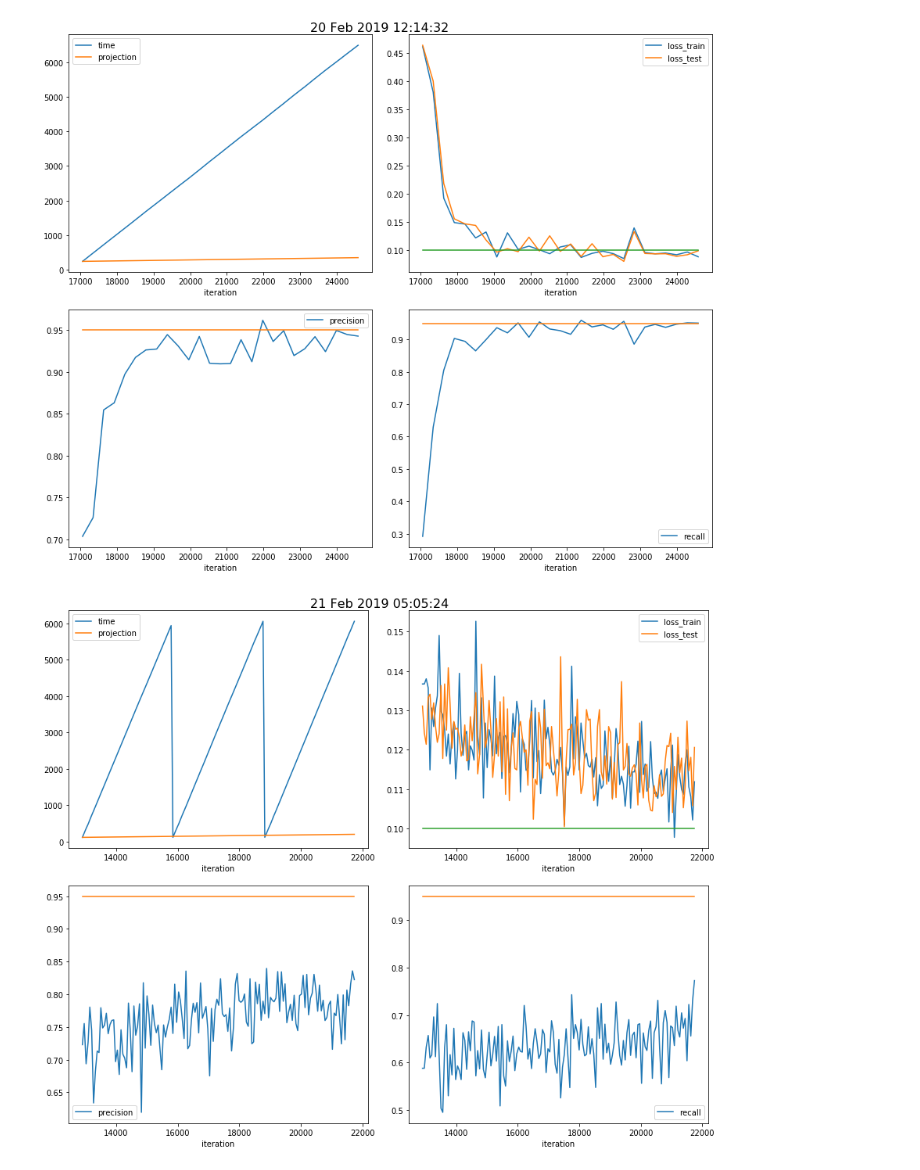
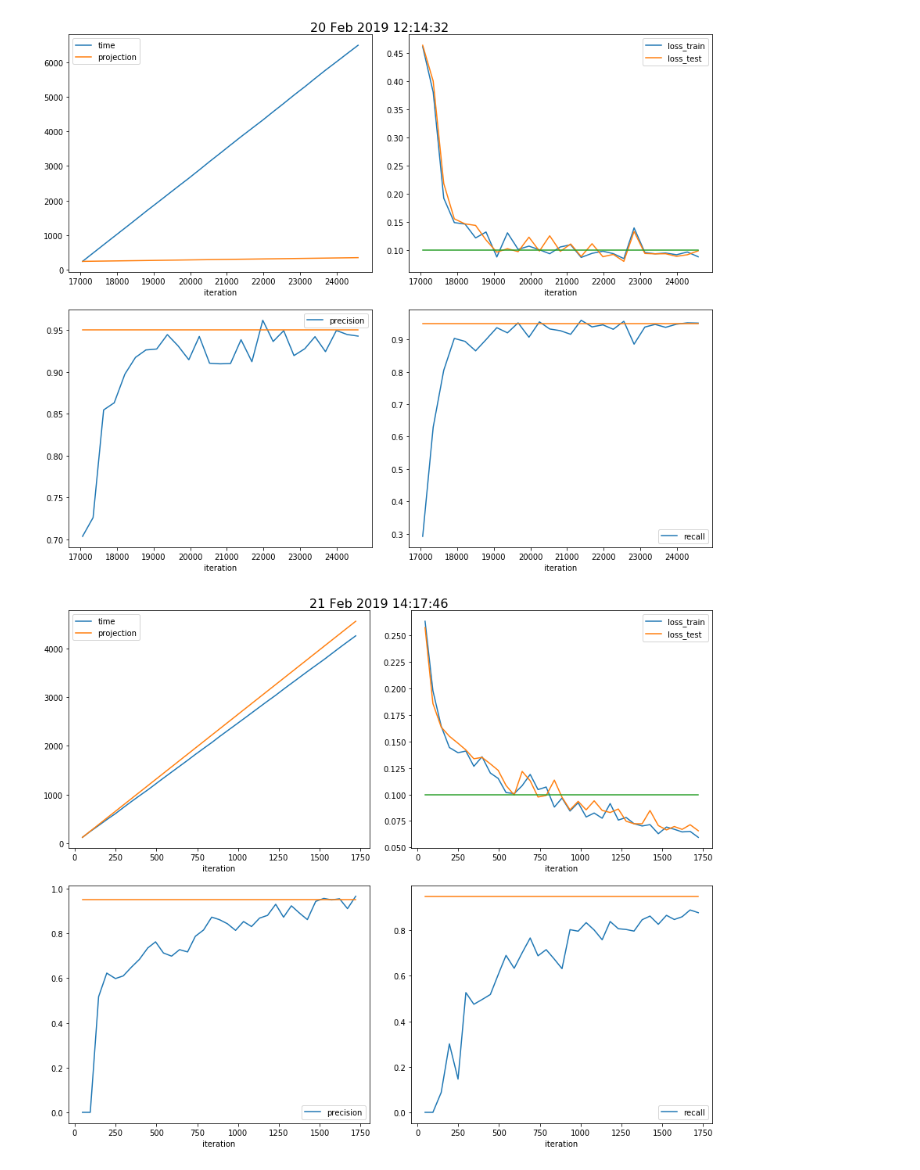
Before and after one commit to xju2/heptrkx-gnn-tracking, a Jupyter notebook: notebooks/ReadNXGraphLog.ipynb, the cells around one changed output. Cells and saved outputs as stored; diff of their text form; code cells hidden in the pictures.

```diff
--- a/notebooks/ReadNXGraphLog.ipynb
+++ b/notebooks/ReadNXGraphLog.ipynb
@@ -1,7 +1,9 @@
 # %%
 # file_name = '../run_nx_graph.log'
 
-file_name = '../train_nx_graph_decoder_big.log'
+# file_name = '../train_nx_graph_decoder_big.log'
+
+file_name = '../trained_results/nxgraph_big_morelayers_001/big_new_edge_features.log'
 # %%
 import time
 time_format = '%d %b %Y %H:%M:%S'
@@ -101,7 +103,7 @@ df_info = plot_info(data_info[itime], time.strftime(time_format, time_info[itime
 # %% [output]
 [figure]
 # %%
-itime = 6
+itime = 0
 df_info = plot_info(data_info[itime], time.strftime(time_format, time_info[itime]))
 # %% [output]
-[figure, old version]
+[figure, new version]
```
Also changed, not shown: 2 other files.
